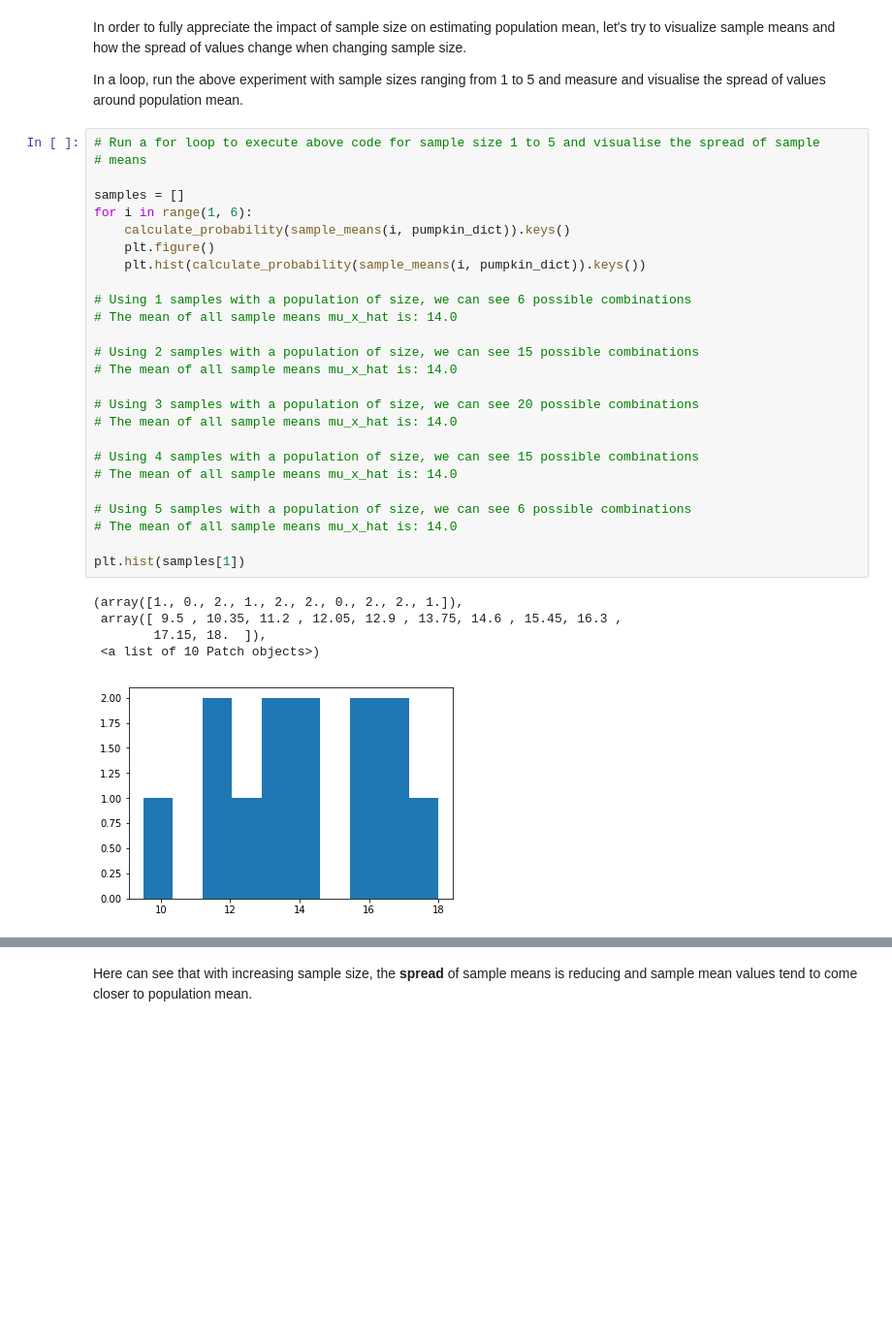
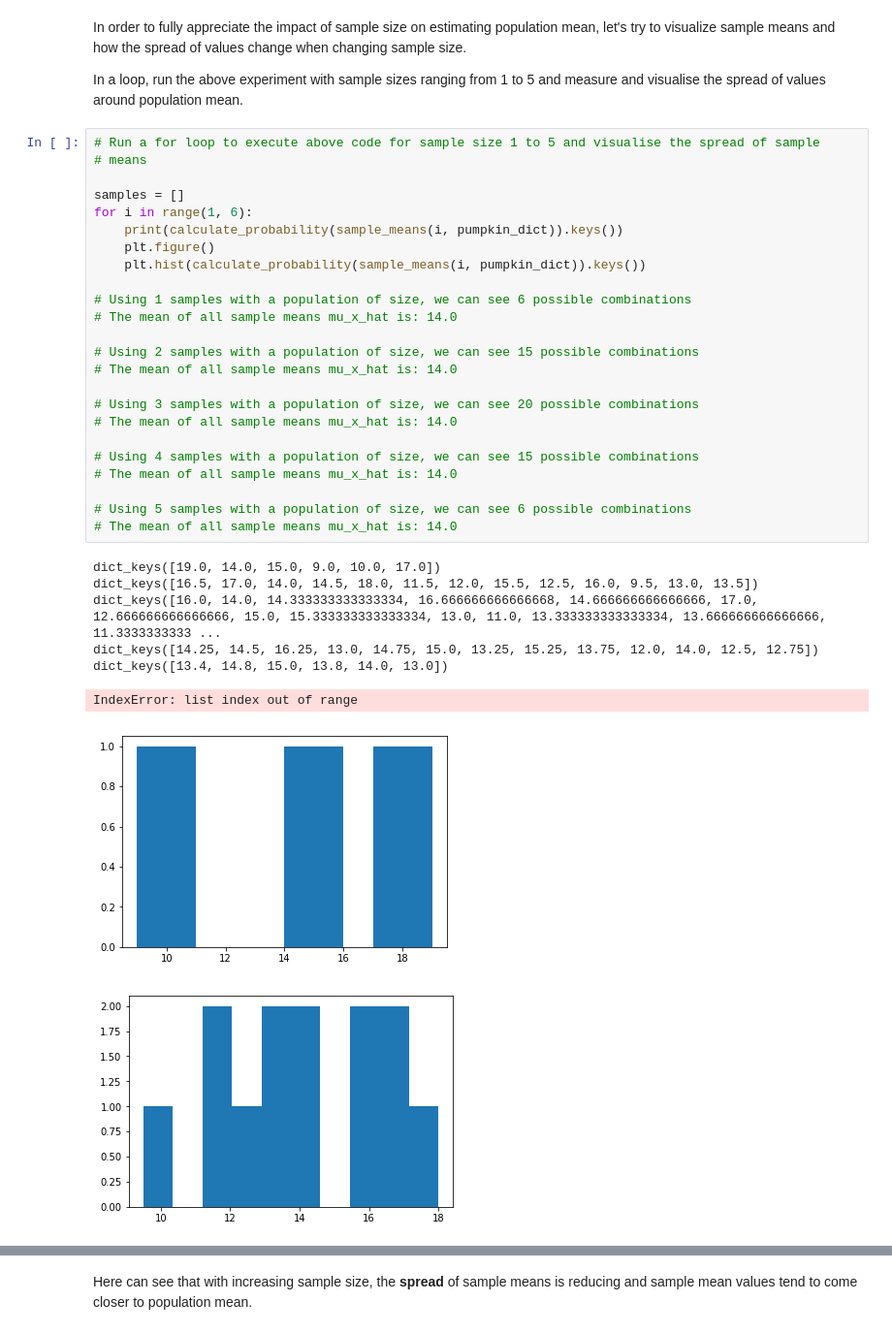
Before and after one commit to lewi0332/dsc-2-19-14-sampling-statistics-nyc-ds-career-012819, a Jupyter notebook: index.ipynb, the cells around one changed output, grey strips where cells are left out. Shown: that part at 97% size. Saved outputs shown, nothing was run; the diff lists cells and outputs as text; blank space fills up the shorter version.

```diff
--- a/index.ipynb
+++ b/index.ipynb
@@ -282,32 +282,33 @@ In a loop, run the above experiment with sample sizes ranging from 1 to 5 and me
 # %%
 # Run a for loop to execute above code for sample size 1 to 5 and visualise the spread of sample
 # means
 
 samples = []
 for i in range(1, 6):
-    calculate_probability(sample_means(i, pumpkin_dict)).keys()
+    print(calculate_probability(sample_means(i, pumpkin_dict)).keys())
     plt.figure()
     plt.hist(calculate_probability(sample_means(i, pumpkin_dict)).keys())
 
 # Using 1 samples with a population of size, we can see 6 possible combinations
 # The mean of all sample means mu_x_hat is: 14.0
 
 # Using 2 samples with a population of size, we can see 15 possible combinations
 # The mean of all sample means mu_x_hat is: 14.0
 
 # Using 3 samples with a population of size, we can see 20 possible combinations
 # The mean of all sample means mu_x_hat is: 14.0
 
 # Using 4 samples with a population of size, we can see 15 possible combinations
 # The mean of all sample means mu_x_hat is: 14.0
 
 # Using 5 samples with a population of size, we can see 6 possible combinations
 # The mean of all sample means mu_x_hat is: 14.0
-
-plt.hist(samples[1])
 # %% [output]
-(array([1., 0., 2., 1., 2., 2., 0., 2., 2., 1.]),
- array([ 9.5 , 10.35, 11.2 , 12.05, 12.9 , 13.75, 14.6 , 15.45, 16.3 ,
-        17.15, 18.  ]),
- <a list of 10 Patch objects>)
+dict_keys([19.0, 14.0, 15.0, 9.0, 10.0, 17.0])
+dict_keys([16.5, 17.0, 14.0, 14.5, 18.0, 11.5, 12.0, 15.5, 12.5, 16.0, 9.5, 13.0, 13.5])
+dict_keys([16.0, 14.0, 14.333333333333334, 16.666666666666668, 14.666666666666666, 17.0, 12.666666666666666, 15.0, 15.333333333333334, 13.0, 11.0, 13.333333333333334, 13.666666666666666, 11.3333333333 ...
+dict_keys([14.25, 14.5, 16.25, 13.0, 14.75, 15.0, 13.25, 15.25, 13.75, 12.0, 14.0, 12.5, 12.75])
+dict_keys([13.4, 14.8, 15.0, 13.8, 14.0, 13.0])
+IndexError: list index out of range
-[figure, old version]
+[figure, new version]
+[figure, added]
```
Also changed, not shown: parts of 1 cell of this notebook.
